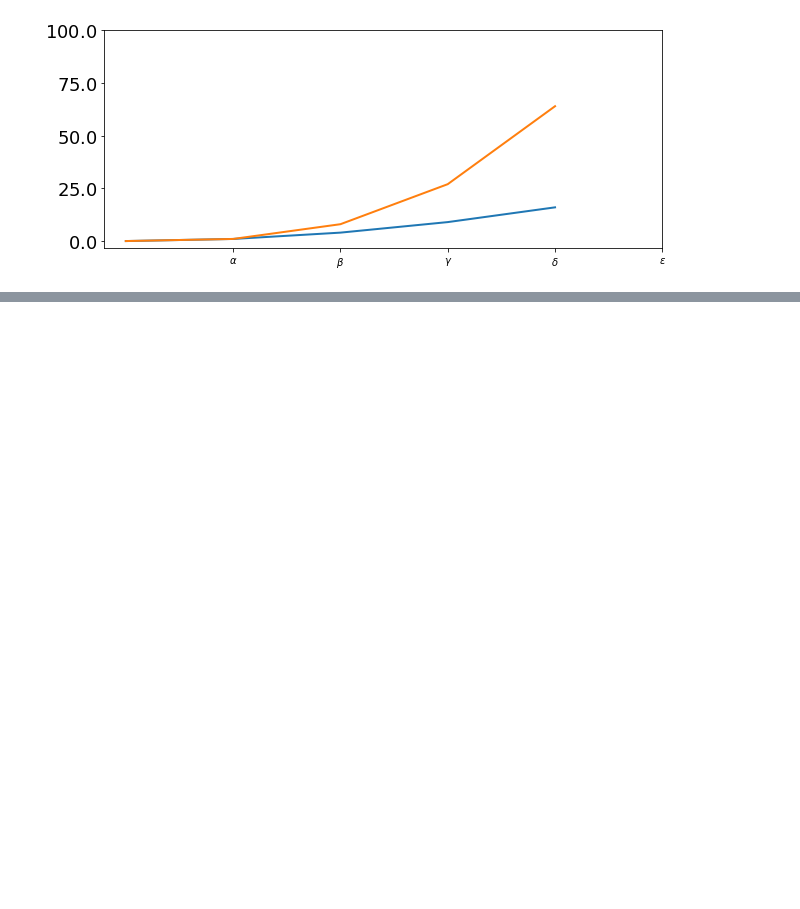
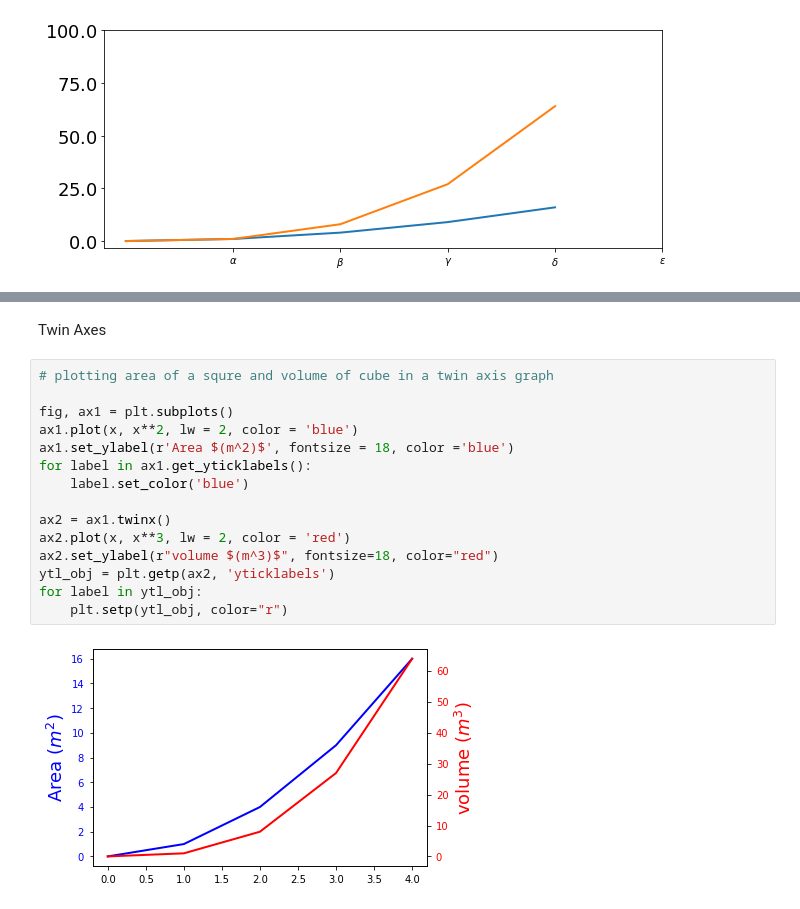
Before and after one commit to sinjoalex/AI, a Jupyter notebook: Matplotlib_Sinjo_try.ipynb, the cells around one changed output, grey strips where cells are left out. Cells and saved outputs as stored; diff of their text form; blank space fills up the shorter version.

```diff
--- a/Matplotlib_Sinjo_try.ipynb
+++ b/Matplotlib_Sinjo_try.ipynb
@@ -211,0 +245,19 @@ formatter = ticker.ScalarFormatter(formatter)
+# %% [markdown]
+Twin Axes
+# %%
+# plotting area of a squre and volume of cube in a twin axis graph
+
+fig, ax1 = plt.subplots()
+ax1.plot(x, x**2, lw = 2, color = 'blue')
+ax1.set_ylabel(r'Area $(m^2)$', fontsize = 18, color ='blue')
+for label in ax1.get_yticklabels():
+    label.set_color('blue')
+
+ax2 = ax1.twinx()
+ax2.plot(x, x**3, lw = 2, color = 'red')
+ax2.set_ylabel(r"volume $(m^3)$", fontsize=18, color="red")
+ytl_obj = plt.getp(ax2, 'yticklabels')
+for label in ytl_obj:
+    plt.setp(ytl_obj, color="r")
+# %% [output]
+[figure, added]
```
Also changed, not shown: parts of 29 cells of this notebook.
